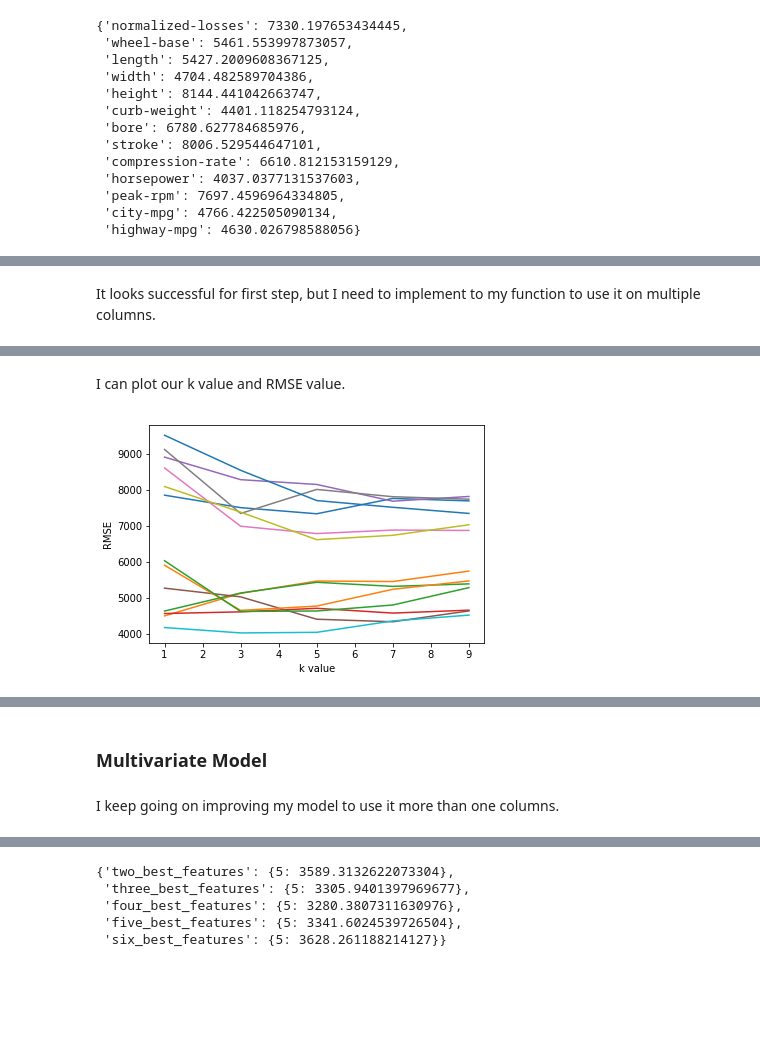
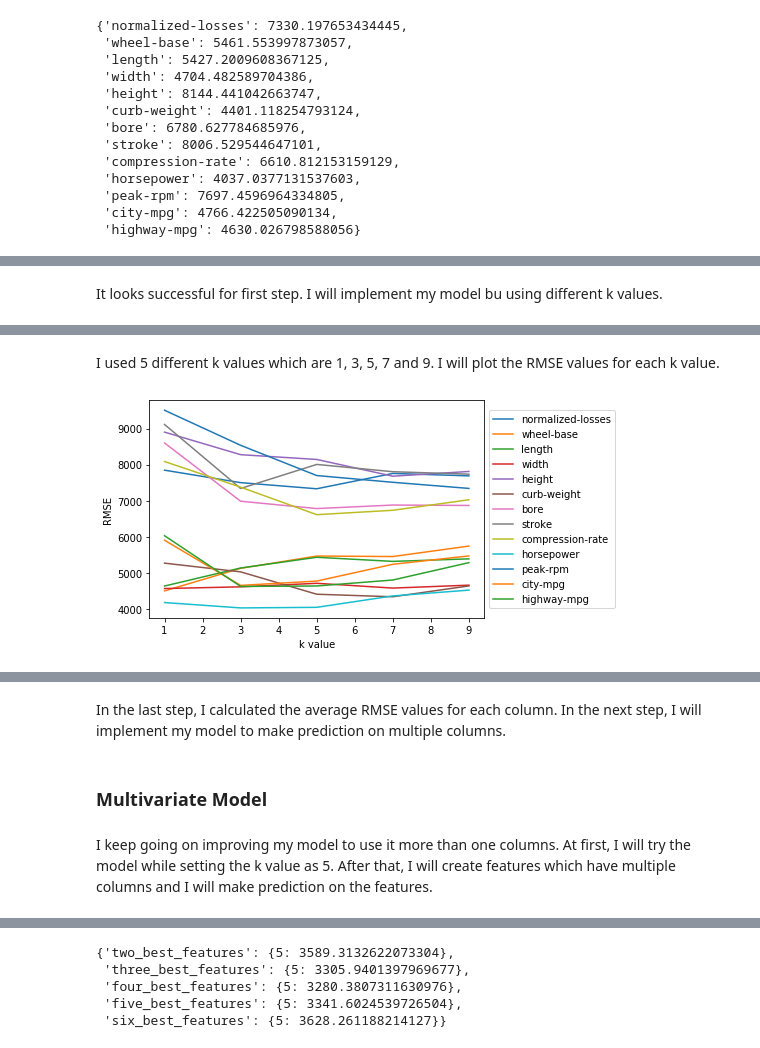
Before and after one commit to shylkymc/Predicting-Car-Prices, a Jupyter notebook: Predicting Car Prices.ipynb, the cells around one changed output, grey strips where cells are left out. Saved outputs shown, nothing was run; the diff lists cells and outputs as text; code cells hidden in the pictures; blank space fills up the shorter version.

```diff
--- a/Predicting Car Prices.ipynb
+++ b/Predicting Car Prices.ipynb
@@ -274,7 +268,7 @@ stroke               8006.529545
 height               8144.441043
 dtype: float64
 # %% [markdown]
-It looks successful for first step, but I need to implement to my function to use it on multiple columns.
+It looks successful for first step. I will implement my model bu using different k values.
 # %%
 def knn_train_test(train_col, target_col, df):
     np.random.seed(1)
@@ -328,21 +322,23 @@ k_rmse_results
   5: 4630.026798588056,
   7: 4796.061440186946,
   9: 5278.358056953987}}
-# %% [markdown]
-I can plot our k value and RMSE value.
+# %% [markdown]
+I used 5 different k values which are 1, 3, 5, 7 and 9. I will plot the RMSE values for each k value.
 # %%
 import matplotlib.pyplot as plt
 %matplotlib inline
 
 for k,v in k_rmse_results.items():
+    legend= k_rmse_results.keys()
     x= list(v.keys())
     y= list(v.values())
 
     plt.plot(x,y)
     plt.xlabel('k value')
     plt.ylabel('RMSE')
+    plt.legend(legend, loc='center left', bbox_to_anchor=(1, 0.5))
 # %% [output]
-[figure, old version]
+[figure, new version]
 # %%
 #The average RMSE of each features for different 'k' values.
 feature_avg_rmse={}
@@ -368,10 +364,12 @@ stroke               8000.240467
 peak-rpm             8119.365233
 height               8163.346266
 dtype: float64
+# %% [markdown]
+In the last step, I calculated the average RMSE values for each column. In the next step, I will implement my model to make prediction on multiple columns.
 # %% [markdown]
 ### Multivariate Model
 # %% [markdown]
-I keep going on improving my model to use it more than one columns.
+I keep going on improving my model to use it more than one columns. At first, I will try the model while setting the k value as 5. After that, I will create features which have multiple columns and I will make prediction on the features.
 # %%
 def knn_train_test(train_cols, target_col, df):
     np.random.seed(1)
```
Also changed, not shown: parts of 21 cells of this notebook.
